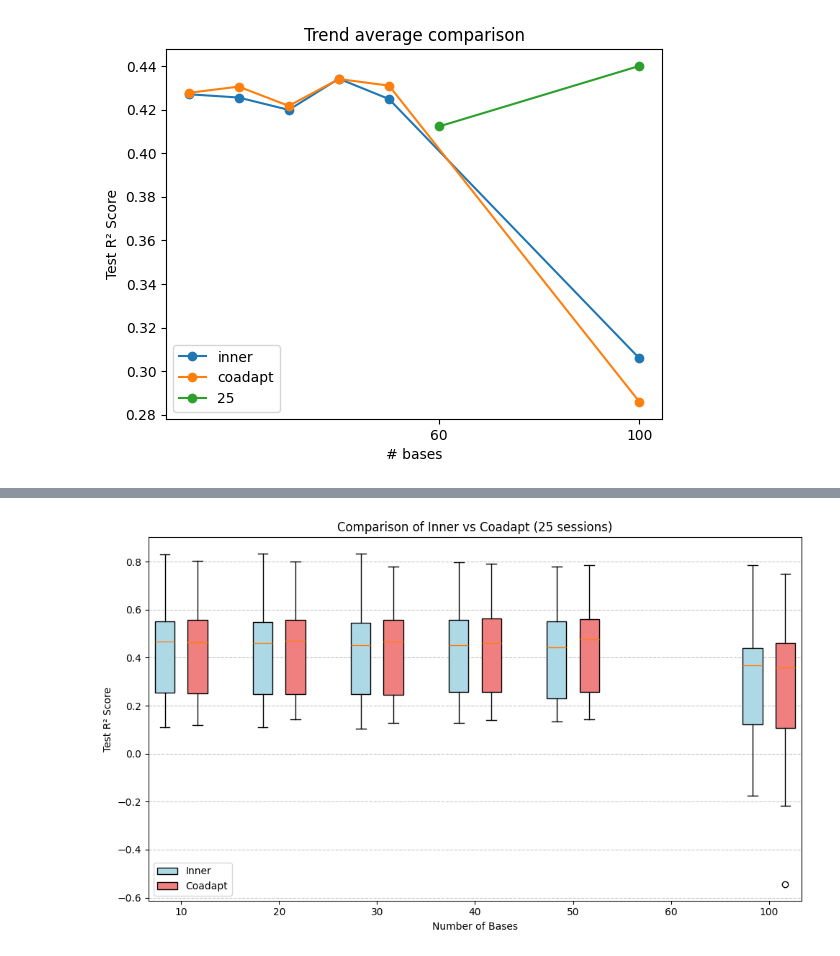
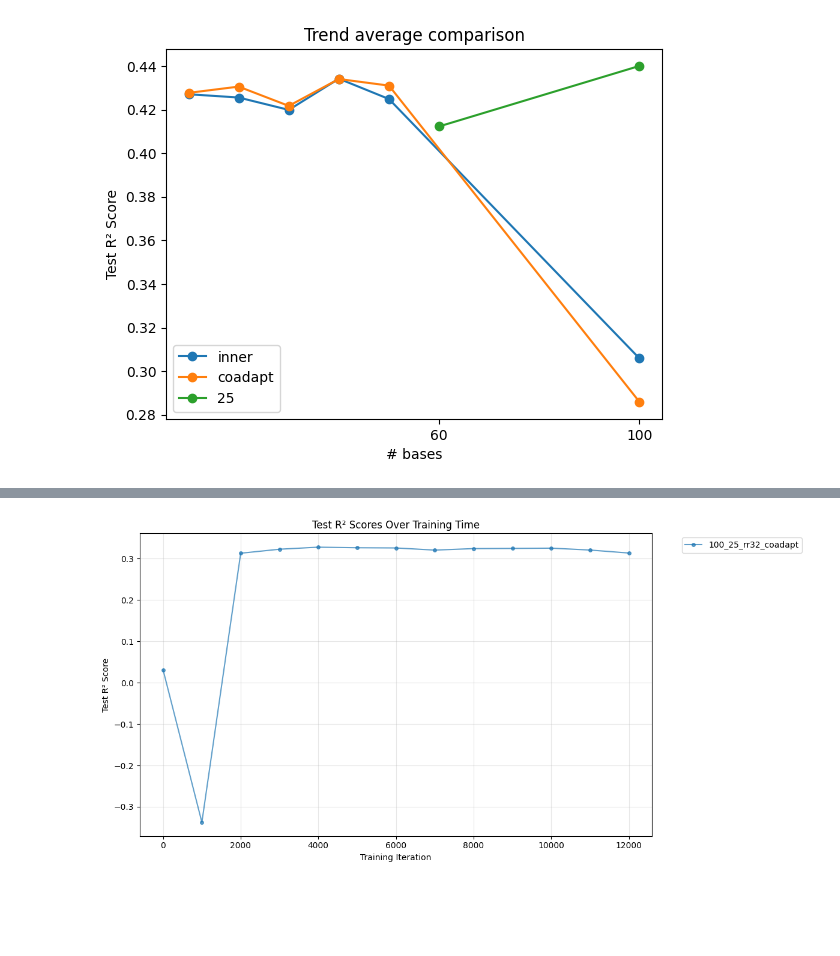
Before and after one commit to mmattb/py-tbfm, a Jupyter notebook: standalone copy.ipynb, the cells around one changed output, grey strips where cells are left out. Saved outputs shown, nothing was run; the diff lists cells and outputs as text; code cells hidden in the pictures; blank space fills up the shorter version.

```diff
--- a/standalone copy.ipynb
+++ b/standalone copy.ipynb
@@ -300,55 +301,48 @@ graph_num_bases("MonkeyJ_20160426_Session2_S1")
 [figure]
 [figure]
 # %%
-# Comparative plot: inner vs coadapt
-import numpy as np
+# Plot test R2s over training time (epochs/iterations)
+def plot_training_curves(exp_names=None, max_experiments=5):
+    """
+    Plot test R2 scores over training iterations/epochs
 
-# Collect data for comparison
-comparison_data = {}
-for sid in tr2s.keys():
-    for tr2, num_bases, num_sessions, coadapt_type in tr2s[sid]:
-        if num_sessions == 25:  # Focus on 25 sessions as in the loop
-            key = (num_bases, coadapt_type)
-            if key not in comparison_data:
-                comparison_data[key] = []
-            comparison_data[key].append(tr2)
+    Parameters:
+    - exp_names: list of experiment names (subdirectories in test/) or None for all
+    - max_experiments: maximum number of experiments to plot
+    """
+    subdirs = os.listdir("test")
 
-# Prepare data for plotting
-bases = sorted(set(k[0] for k in comparison_data.keys()))
-inner_scores = [comparison_data.get((b, 'inner'), []) for b in bases]
-coadapt_scores = [comparison_data.get((b, 'coadapt'), []) for b in bases]
+    if exp_names is None:
+        # Plot a subset of experiments
+        exp_names = [sd for sd in subdirs if os.path.isfile(os.path.join("test", sd, "r.torch")) or os.path.isfile(os.path.join("test", sd, "r_nf_1.torch"))][:max_experiments]
 
-# Boxplot comparison
-fig, ax = plt.subplots(figsize=(10, 6))
-positions_inner = np.arange(len(bases)) * 3
-positions_coadapt = positions_inner + 1
+    plt.figure(figsize=(12, 6))
 
-bp_inner = ax.boxplot(inner_scores, positions=positions_inner, widths=0.6, patch_artist=True,
-                      boxprops=dict(facecolor='lightblue'), label='Inner')
-bp_coadapt = ax.boxplot(coadapt_scores, positions=positions_coadapt, widths=0.6, patch_artist=True,
-                        boxprops=dict(facecolor='lightcoral'), label='Coadapt')
+    for exp_name in exp_names:
+        rpath = os.path.join("test", exp_name, "r.torch")
+        if not os.path.isfile(rpath):
+            print(f"Skipping {exp_name}: r.torch not found")
+            continue
 
-ax.set_xticks(positions_inner + 0.5)
-ax.set_xticklabels(bases)
-ax.set_xlabel('Number of Bases')
-ax.set_ylabel('Test R² Score')
-ax.set_title('Comparison of Inner vs Coadapt (25 sessions)')
-ax.legend()
-ax.grid(axis='y', linestyle='--', alpha=0.7)
-plt.tight_layout()
-plt.show()
+        res = torch.load(rpath, map_location="cpu")
+        test_r2s = res.get("test_r2s", [])
 
-# Average trend comparison
-inner_avgs = [np.mean(scores) if scores else 0 for scores in inner_scores]
-coadapt_avgs = [np.mean(scores) if scores else 0 for scores in coadapt_scores]
+        if len(test_r2s) > 0:
+            # Extract iterations and R2 scores
+            iterations, r2_scores = zip(*test_r2s)
+            plt.plot(iterations, r2_scores, 'o-', label=exp_name, alpha=0.7, markersize=4)
 
-plt.figure(figsize=(8, 5))
-plt.plot(bases, inner_avgs, 'o-', label='Inner', color='blue')
-plt.plot(bases, coadapt_avgs, 's-', label='Coadapt', color='red')
-plt.xlabel('Number of Bases')
-plt.ylabel('Average Test R² Score')
-plt.title('Average Trend: Inner vs Coadapt (25 sessions)')
-plt.legend()
-plt.grid(True)
-plt.show()
+    plt.xlabel('Training Iteration')
+    plt.ylabel('Test R² Score')
+    plt.title('Test R² Scores Over Training Time')
+    plt.legend(bbox_to_anchor=(1.05, 1), loc='upper left')
+    plt.grid(True, alpha=0.3)
+    plt.tight_layout()
+    plt.show()
+
+# Plot all available experiments (limited to 5)
+# plot_training_curves()
+
+# Or plot specific experiments:
+plot_training_curves(['50_25_coadapt', '100_25_rr32_coadapt'])
 # %% [output]
@@ -355 +350 @@ plt.show()
-[figure, old version]
+[figure, new version]
```
Also changed, not shown: parts of 3 cells of this notebook, 16 other files.
